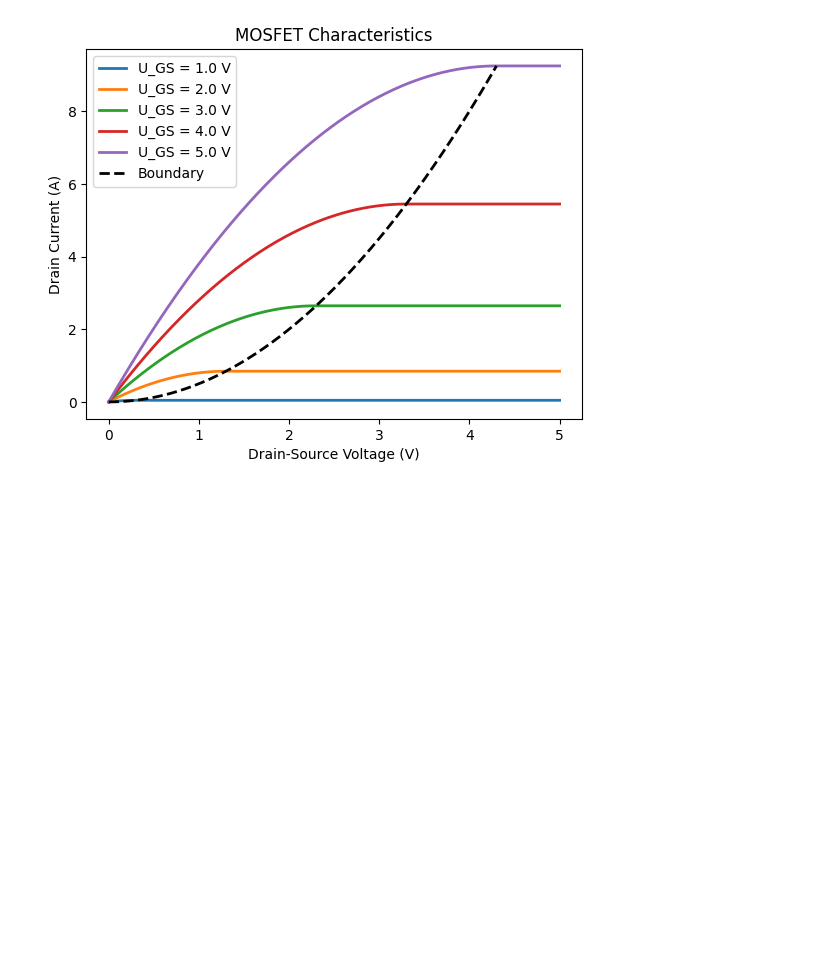
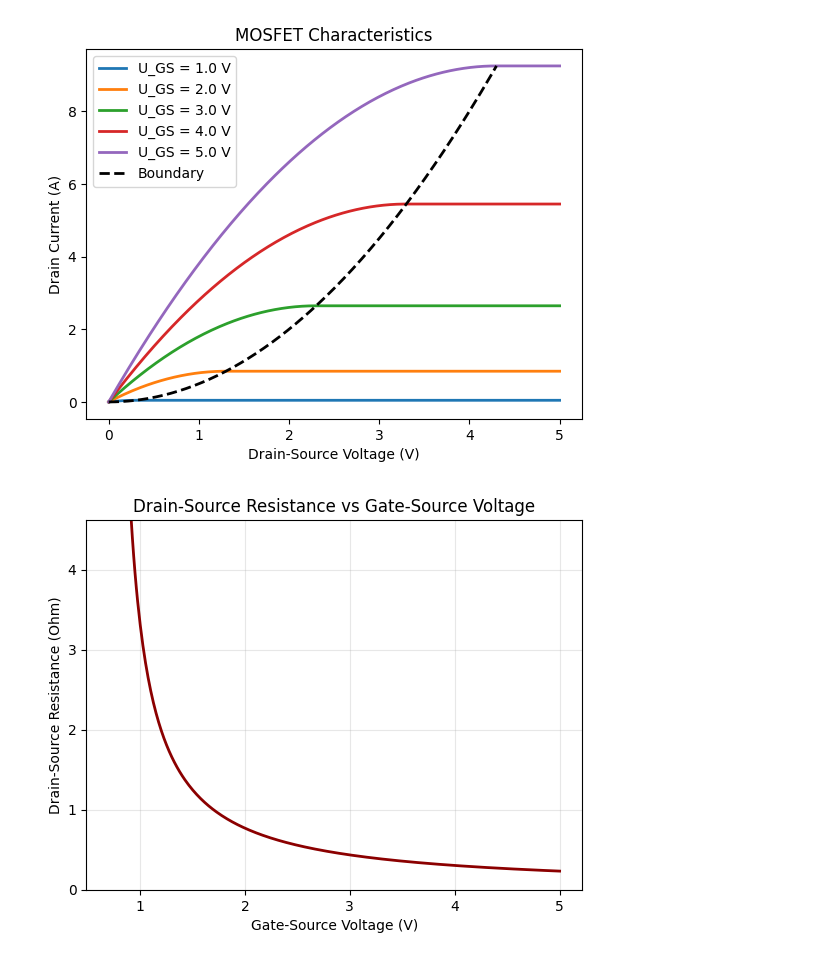
Before and after one commit to phamtrungkien8904/BachelorThesis, a Jupyter notebook: mosfet.ipynb, the cells around one changed output. Drawn from its saved outputs; the diff is of its cells as text; code cells hidden in the pictures; blank space fills up the shorter version.

```diff
--- a/mosfet.ipynb
+++ b/mosfet.ipynb
@@ -38,3 +38,16 @@ plt.legend()
 plt.show()
 # %% [output]
 [figure]
+# %%
+U_GS = np.linspace(0, 5, 400)
+R_DS = np.where(U_GS > U_T, 1 / (alpha * (U_GS - U_T)), np.nan)
+
+plt.plot(U_GS, R_DS, lw=2, color='darkred')
+plt.xlabel('Gate-Source Voltage (V)')
+plt.ylabel('Drain-Source Resistance (Ohm)')
+plt.title('Drain-Source Resistance vs Gate-Source Voltage')
+plt.ylim(0, np.nanpercentile(R_DS, 95))
+plt.grid(True, alpha=0.3)
+plt.show()
+# %% [output]
+[figure, added]
```
Also changed, not shown: parts of 1 cell of this notebook.
